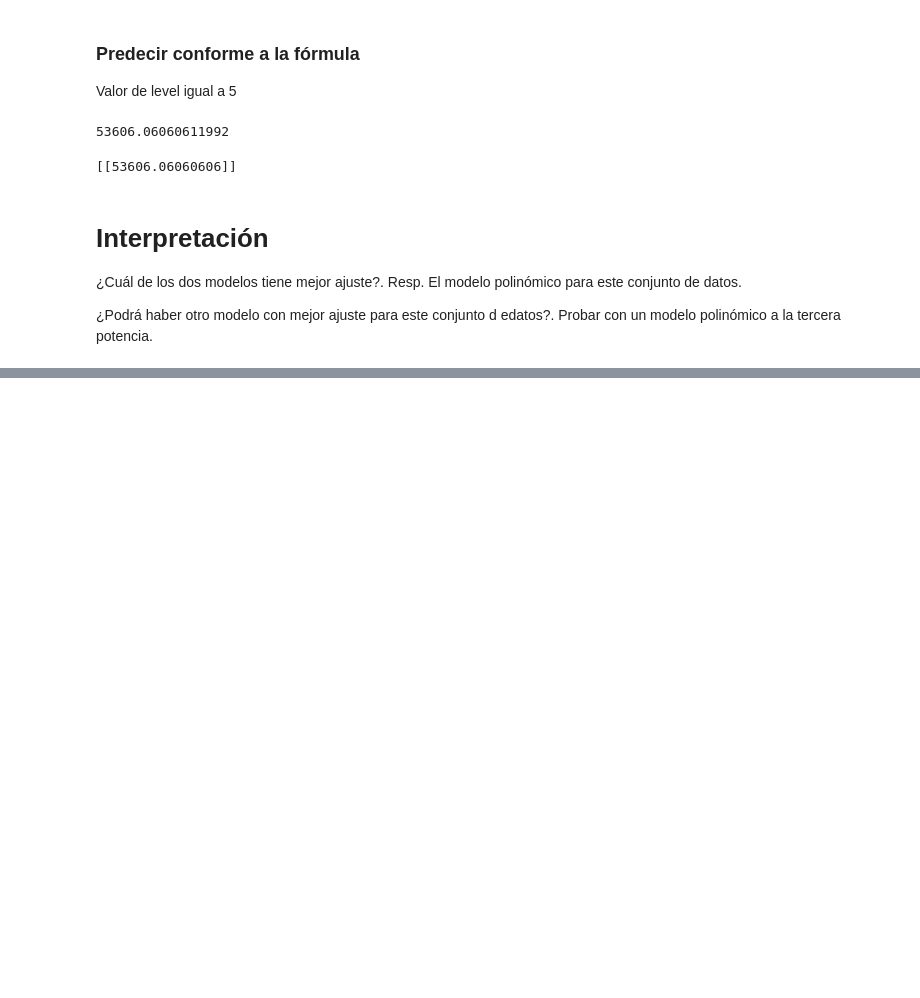
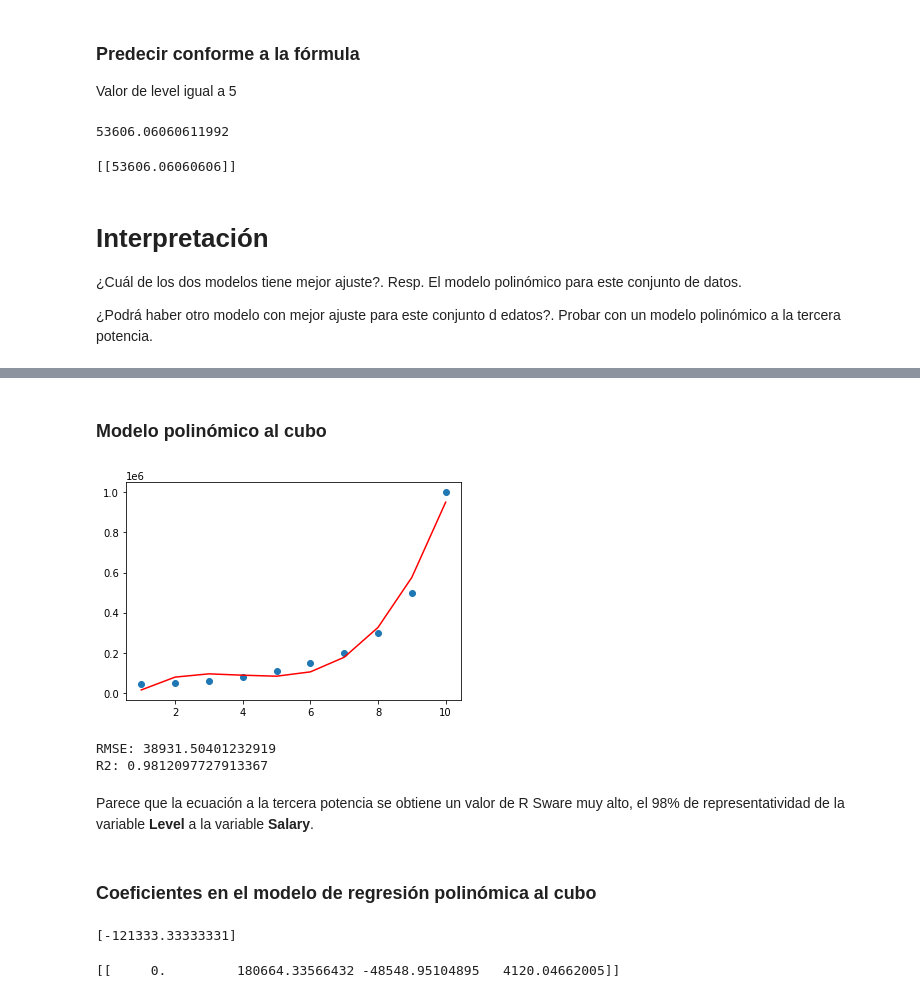
Before and after one commit to rpizarrog/Analisis-Inteligente-de-datos, a Jupyter notebook: bloc de notas/Caso_7_Regresión_Polinómica.ipynb, the cells around one changed output, grey strips where cells are left out. Saved outputs shown, nothing was run; the diff lists cells and outputs as text; code cells hidden in the pictures; blank space fills up the shorter version.

```diff
--- a/bloc de notas/Caso_7_Regresión_Polinómica.ipynb
+++ b/bloc de notas/Caso_7_Regresión_Polinómica.ipynb
@@ -253,0 +256,6 @@ print(pred)
+# %%
+polyn3 = PolynomialFeatures(degree=3)
+
+x_poly3 = polyn3.fit_transform(x)
+print(x)
+print(x_poly3)
@@ -253,0 +283,36 @@ print(pred)
+# %% [markdown]
+### Modelo polinómico al cubo
+# %%
+modelo_pol3 = LinearRegression()
+modelo_pol3.fit(x_poly3, y)
+
+y_pred = modelo_pol3.predict(x_poly3)
+
+
+
+plt.scatter(x, y)
+plt.plot(x, y_pred, color='r')
+plt.show()
+
+rmse = np.sqrt(mean_squared_error(y,y_pred))
+r2 = r2_score(y,y_pred)
+print ('RMSE: ' + str(rmse))
+print ('R2: ' + str(r2))
+# %% [output]
+[figure, added]
+RMSE: 38931.50401232919
+R2: 0.9812097727913367
+# %% [markdown]
+Parece que la ecuación a la tercera potencia se obtiene un valor de R Sware muy alto, el 98% de representatividad de la variable **Level** a la variable **Salary**.
+# %% [markdown]
+### Coeficientes en el modelo de regresión polinómica al cubo
+# %%
+b0 = modelo_pol3.intercept_
+print(b0)
+# %% [output]
+[-121333.33333331]
+# %%
+b1 = modelo_pol3.coef_
+print(b1)
+# %% [output]
+[[     0.         180664.33566432 -48548.95104895   4120.04662005]]
```
Also changed, not shown: parts of 9 cells of this notebook.
